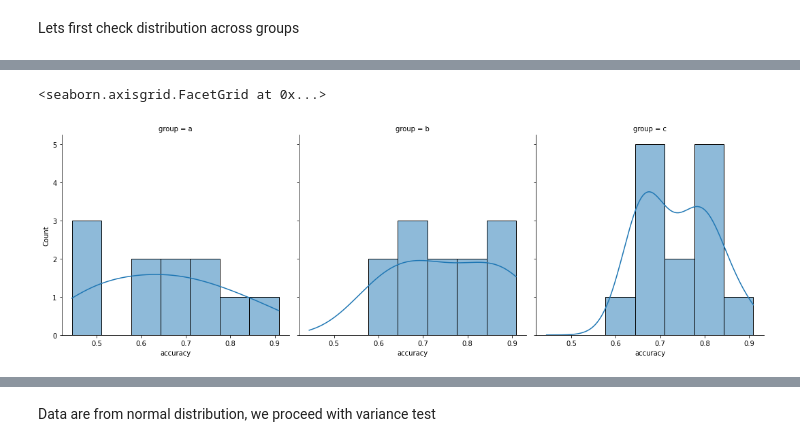
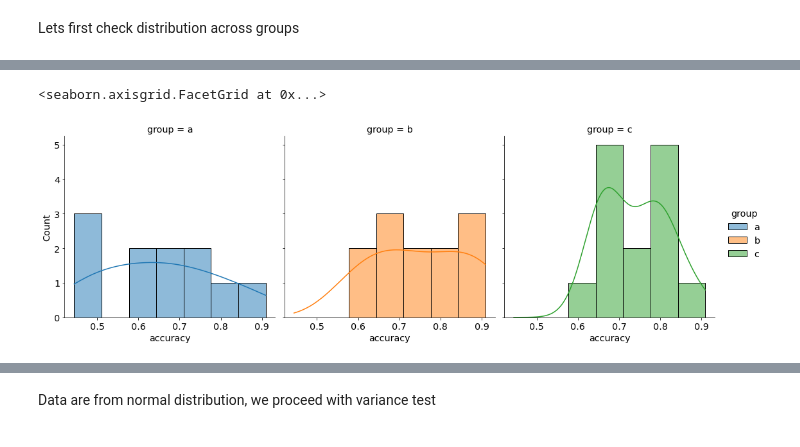
Before and after one commit to tomasMizera/dt-ai-explanation, a Jupyter notebook: notebooks/experiments/user-study.ipynb, the cells around one changed output, grey strips where cells are left out. Drawn from its saved outputs; the diff is of its cells as text; code cells hidden in the pictures.

```diff
--- a/notebooks/experiments/user-study.ipynb
+++ b/notebooks/experiments/user-study.ipynb
@@ -1124,0 +1156,17 @@ sns.barplot(x="group", y="accuracy", data=results_sector_acc, hue="sector", pale
+# %%
+plt.figure(figsize=(6, 4));
+sns.barplot(x="group", y="accuracy", data=results_sector_acc, hue="sector", palette="rocket")
+plt.legend(loc='lower right', title="Sector")
+
+# plt.legend(['Explanation summaries', 'TextRank summaries', 'Entire instances', 'Selected omega'])
+# g._legend.set_title("Sector")
+params = {'legend.fontsize': 'x-large',
+          'legend.title_fontsize': 'x-large',
+          'figure.figsize': (15, 5),
+         'axes.labelsize': 'x-large',
+         'axes.titlesize':'x-large',
+         'xtick.labelsize':'x-large',
+         'ytick.labelsize':'x-large'}
+plt.subplots_adjust(wspace=0.2)
+
+plt.rcParams.update(params)
@@ -1136,0 +1181,18 @@ sns.pointplot(x="sector", y="accuracy", data=results_sector_acc, hue="group", pa
+# %%
+plt.figure(figsize=(6, 4));
+sns.pointplot(x="sector", y="accuracy", data=results_sector_acc, hue="group")
+
+plt.legend(loc='upper right', title="Group")
+
+# plt.legend(['Explanation summaries', 'TextRank summaries', 'Entire instances', 'Selected omega'])
+# g._legend.set_title("Sector")
+params = {'legend.fontsize': 'x-large',
+          'legend.title_fontsize': 'x-large',
+          'figure.figsize': (15, 5),
+         'axes.labelsize': 'x-large',
+         'axes.titlesize':'x-large',
+         'xtick.labelsize':'x-large',
+         'ytick.labelsize':'x-large'}
+plt.subplots_adjust(wspace=0.2)
+
+plt.rcParams.update(params)
@@ -1177,8 +1252,8 @@ sns.catplot(x="group", y="accuracy", data=results_woidk, hue="group", kind="bar"
 # %%
-sns.displot(kind="hist", col="group", x="accuracy", kde=True, data=results_woidk)
+sns.displot(kind="hist", col="group", x="accuracy", kde=True, data=results_woidk, hue="group")
 # %% [output]
 <seaborn.axisgrid.FacetGrid at 0x...>
-[figure, old version]
+[figure, new version]
 # %%
 # H0: data from group A, B, B come from gaussian distribution
 # H1: not H0
```
Also changed, not shown: parts of 64 cells of this notebook, 7 other files.
